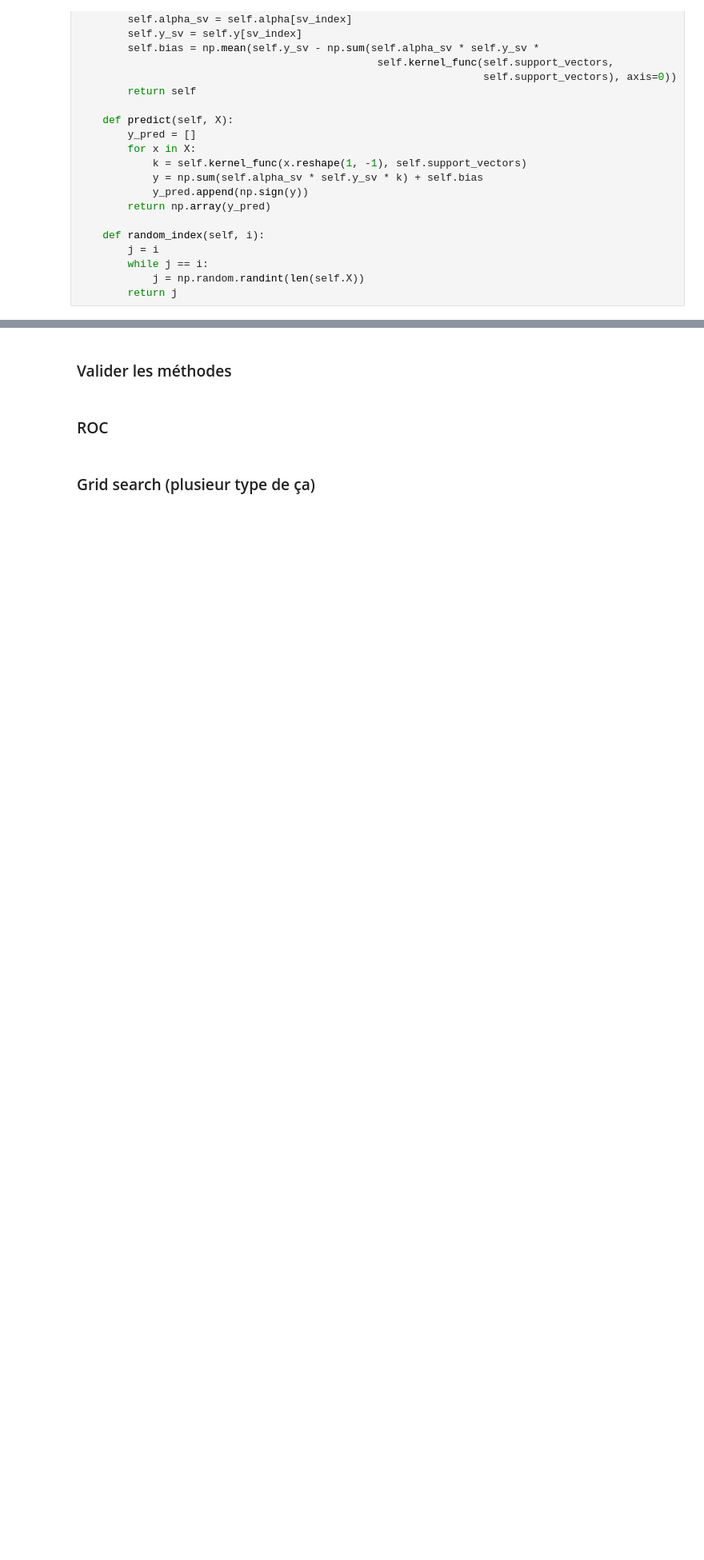
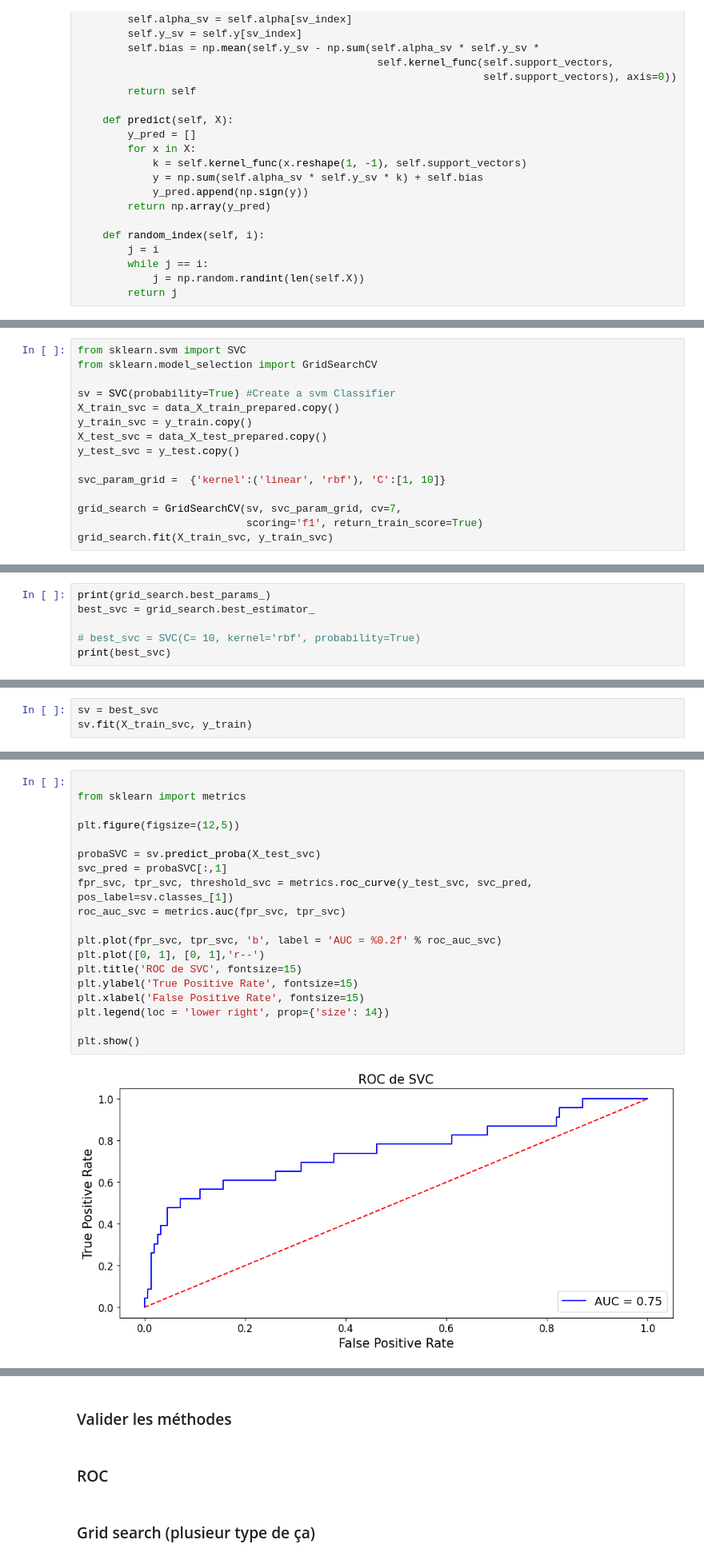
Before and after one commit to Landrien/IA, a Jupyter notebook: Projet/Projet_1.ipynb, the cells around one changed output, grey strips where cells are left out. Shown at 80% size. Saved outputs shown, nothing was run; the diff lists cells and outputs as text; blank space fills up the shorter version.

```diff
--- a/Projet/Projet_1.ipynb
+++ b/Projet/Projet_1.ipynb
@@ -1002,0 +1112,15 @@ class SVM:
+# %%
+from sklearn.svm import SVC
+from sklearn.model_selection import GridSearchCV
+
+sv = SVC(probability=True) #Create a svm Classifier
+X_train_svc = data_X_train_prepared.copy()
+y_train_svc = y_train.copy()
+X_test_svc = data_X_test_prepared.copy()
+y_test_svc = y_test.copy()
+
+svc_param_grid =  {'kernel':('linear', 'rbf'), 'C':[1, 10]}
+
+grid_search = GridSearchCV(sv, svc_param_grid, cv=7,
+                           scoring='f1', return_train_score=True)
+grid_search.fit(X_train_svc, y_train_svc)
@@ -1002,0 +1149,6 @@ class SVM:
+# %%
+print(grid_search.best_params_)
+best_svc = grid_search.best_estimator_
+
+# best_svc = SVC(C= 10, kernel='rbf', probability=True)
+print(best_svc)
@@ -1002,0 +1158,3 @@ class SVM:
+# %%
+sv = best_svc
+sv.fit(X_train_svc, y_train)
@@ -1002,0 +1207,21 @@ class SVM:
+# %%
+
+from sklearn import metrics
+
+plt.figure(figsize=(12,5))
+
+probaSVC = sv.predict_proba(X_test_svc)
+svc_pred = probaSVC[:,1]
+fpr_svc, tpr_svc, threshold_svc = metrics.roc_curve(y_test_svc, svc_pred, pos_label=sv.classes_[1])
+roc_auc_svc = metrics.auc(fpr_svc, tpr_svc)
+
+plt.plot(fpr_svc, tpr_svc, 'b', label = 'AUC = %0.2f' % roc_auc_svc)
+plt.plot([0, 1], [0, 1],'r--')
+plt.title('ROC de SVC', fontsize=15)
+plt.ylabel('True Positive Rate', fontsize=15)
+plt.xlabel('False Positive Rate', fontsize=15)
+plt.legend(loc = 'lower right', prop={'size': 14})
+
+plt.show()
+# %% [output]
+[figure, added]
```
Also changed, not shown: parts of 33 cells of this notebook, 5 other files.
